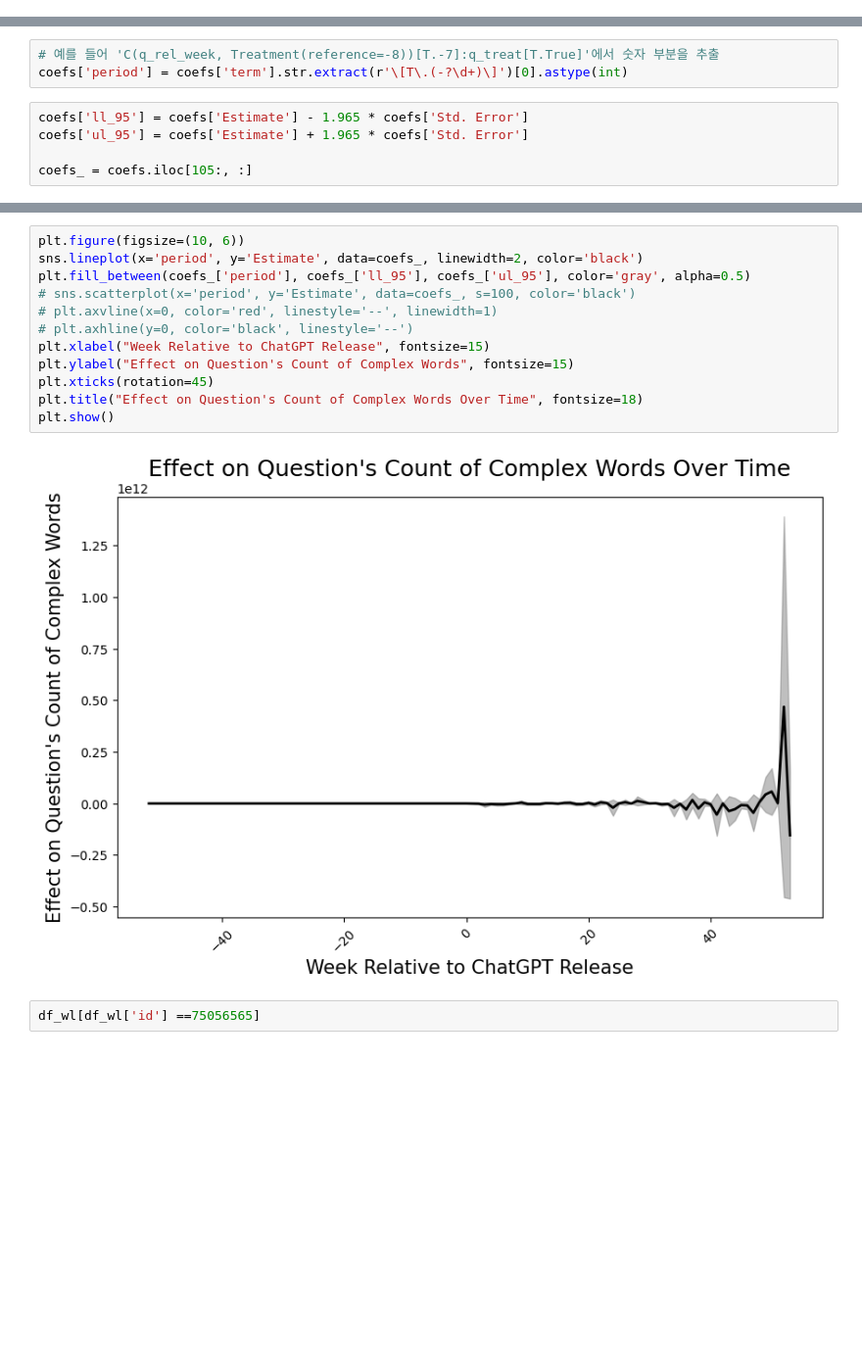
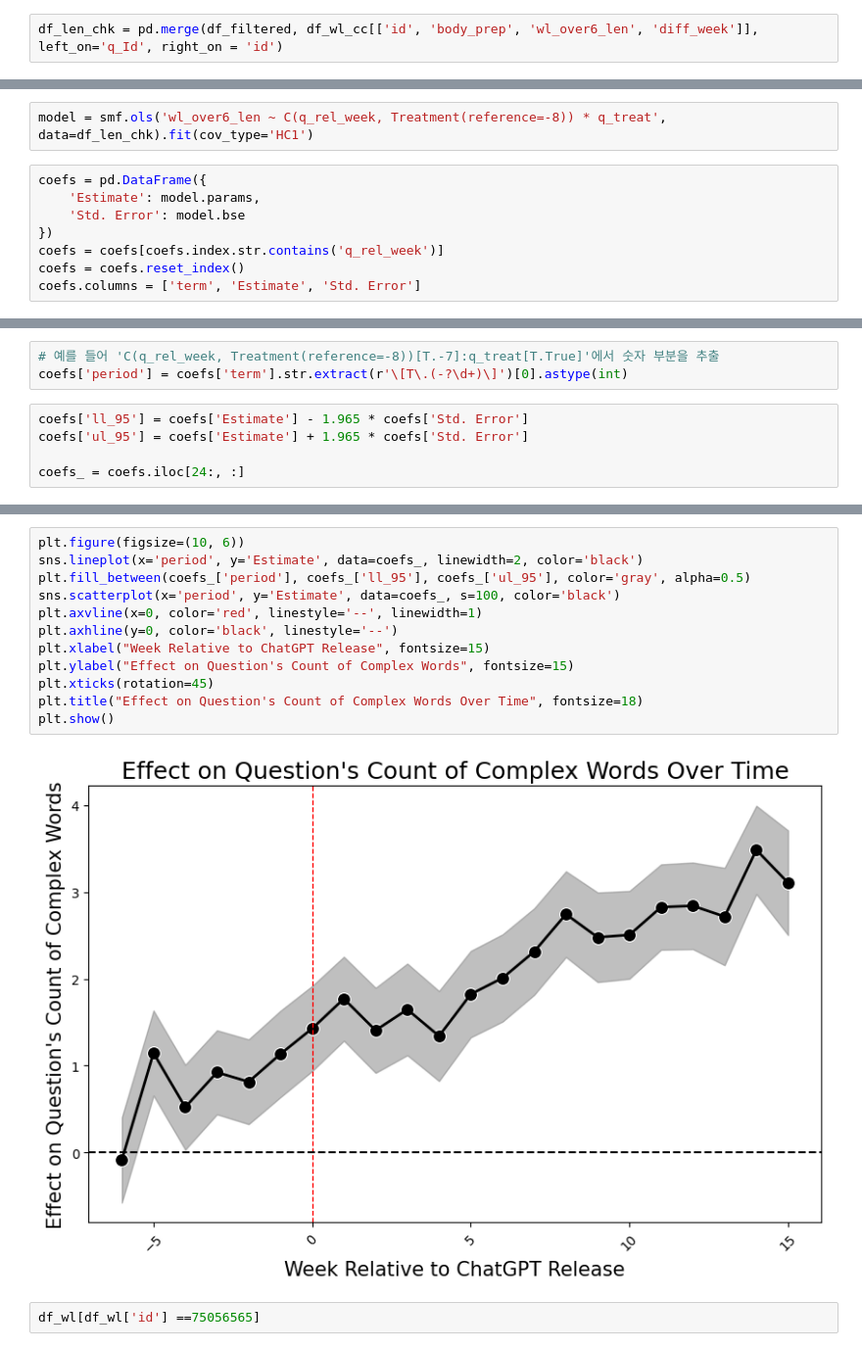
Before and after one commit to boysbeanxious/stackoverflow_src, a Jupyter notebook: DA/4_complexity.ipynb, the cells around one changed output, grey strips where cells are left out. Shown at 98% size. Drawn from its saved outputs; the diff is of its cells as text; blank space fills up the shorter version.

```diff
--- a/DA/4_complexity.ipynb
+++ b/DA/4_complexity.ipynb
@@ -138,0 +204,2 @@ coefs.columns = ['term', 'Estimate', 'Std. Error']
+# %%
+df_len_chk = pd.merge(df_filtered, df_wl_cc[['id', 'body_prep', 'wl_over6_len', 'diff_week']], left_on='q_Id', right_on = 'id')
@@ -139,3 +294,13 @@ coefs.columns = ['term', 'Estimate', 'Std. Error']
+# %%
+model = smf.ols('wl_over6_len ~ C(q_rel_week, Treatment(reference=-8)) * q_treat', data=df_len_chk).fit(cov_type='HC1')
+# %%
+coefs = pd.DataFrame({
+    'Estimate': model.params,
+    'Std. Error': model.bse
+})
+coefs = coefs[coefs.index.str.contains('q_rel_week')]
+coefs = coefs.reset_index()
+coefs.columns = ['term', 'Estimate', 'Std. Error']
 # %%
 coefs
 # %% [output]
@@ -159,7 +328,7 @@ coefs['period'] = coefs['term'].str.extract(r'\[T\.(-?\d+)\]')[0].astype(int)
 coefs['ll_95'] = coefs['Estimate'] - 1.965 * coefs['Std. Error']
 coefs['ul_95'] = coefs['Estimate'] + 1.965 * coefs['Std. Error']
 
-coefs_ = coefs.iloc[105:, :]
+coefs_ = coefs.iloc[24:, :]
 # %%
 coefs_
 # %% [output]
@@ -179,17 +352,17 @@ coefs_
 # %%
 plt.figure(figsize=(10, 6))
 sns.lineplot(x='period', y='Estimate', data=coefs_, linewidth=2, color='black')
 plt.fill_between(coefs_['period'], coefs_['ll_95'], coefs_['ul_95'], color='gray', alpha=0.5)
-# sns.scatterplot(x='period', y='Estimate', data=coefs_, s=100, color='black')
-# plt.axvline(x=0, color='red', linestyle='--', linewidth=1)
-# plt.axhline(y=0, color='black', linestyle='--')
+sns.scatterplot(x='period', y='Estimate', data=coefs_, s=100, color='black')
+plt.axvline(x=0, color='red', linestyle='--', linewidth=1)
+plt.axhline(y=0, color='black', linestyle='--')
 plt.xlabel("Week Relative to ChatGPT Release", fontsize=15)
 plt.ylabel("Effect on Question's Count of Complex Words", fontsize=15)
 plt.xticks(rotation=45)
 plt.title("Effect on Question's Count of Complex Words Over Time", fontsize=18)
 plt.show()
 # %% [output]
-[figure, old version]
+[figure, new version]
 # %%
 df_wl[df_wl['id'] ==75056565]
 # %% [output]
```
Also changed, not shown: parts of 75 cells of this notebook, 2 other files.
